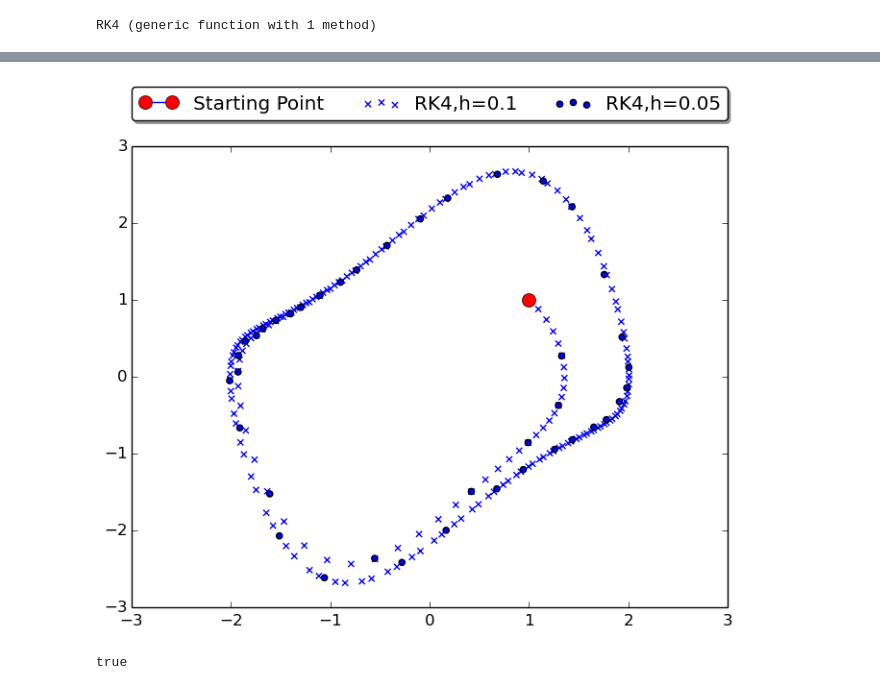
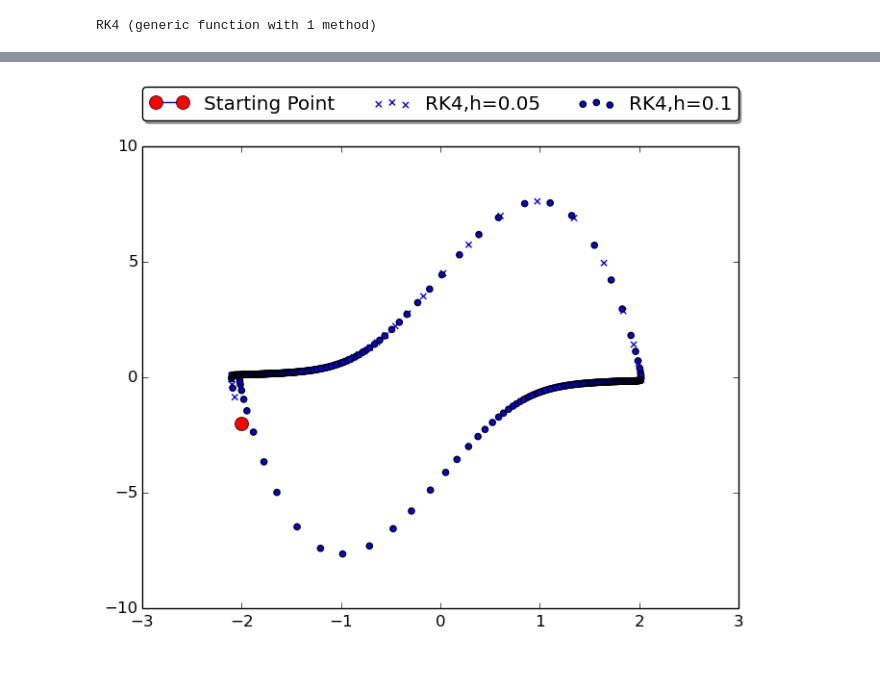
Before and after one commit to elswit/JuliaNumericalODE, a Jupyter notebook: Julia_VanDerPol.ipynb, the cells around one changed output, grey strips where cells are left out. Cells and saved outputs as stored; diff of their text form; code cells hidden in the pictures.

```diff
--- a/Julia_VanDerPol.ipynb
+++ b/Julia_VanDerPol.ipynb
@@ -25,9 +24,9 @@ end
 RK4 (generic function with 1 method)
 # %%
 Tspan=[0,20]
-X0=[1;1]
-h=0.1
-iterations=int(floor(Tspan[2]/h))
+X0=[-2;-2]
+h2=0.1
+iterations=int(floor(Tspan[2]/h2))
 Y=copy(X0)
 t=0
 Out=zeros(2,iterations)
@@ -41,12 +40,12 @@ elapsed time: 0.000851937 seconds (435176 bytes allocated)
 # %%
-h=0.5
+h=0.05
 iterations=int(floor(Tspan[2]/h))
 t=0
 Y=copy(X0)
 Out2=zeros(2,iterations)
 @time for i=1:iterations
-  Y=RK4(DY,t,Y,h)
-  t=t+h
+  Y=RK4(DY,t,Y,h2)
+  t=t+h2
   Out2[:,i]=Y
 end
 # %% [output]
@@ -54,13 +53,9 @@ elapsed time: 0.000170793 seconds (87016 bytes allocated)
 # %%
-scatter(Out[1,:],Out[2,:],marker="x",label="RK4,h=0.1")
-scatter(Out2[1,:],Out2[2,:],marker="o",label="RK4,h=0.05")
+scatter(Out[1,:],Out[2,:],marker="x",label="RK4,h=$h")
+scatter(Out2[1,:],Out2[2,:],marker="o",label="RK4,h=$h2")
 plot(X0[1],X0[2],marker="o", markerfacecolor="red", markersize=10, label="Starting Point")
 legend(loc="upper center", bbox_to_anchor=(0.5, 1.15),
           ncol=3, fancybox=true, shadow=true)
 show()
 # %% [output]
-[figure, old version]
+[figure, new version]
-# %%
-"
-# %% [output]
-true
```
Also changed, not shown: parts of 4 cells of this notebook.
